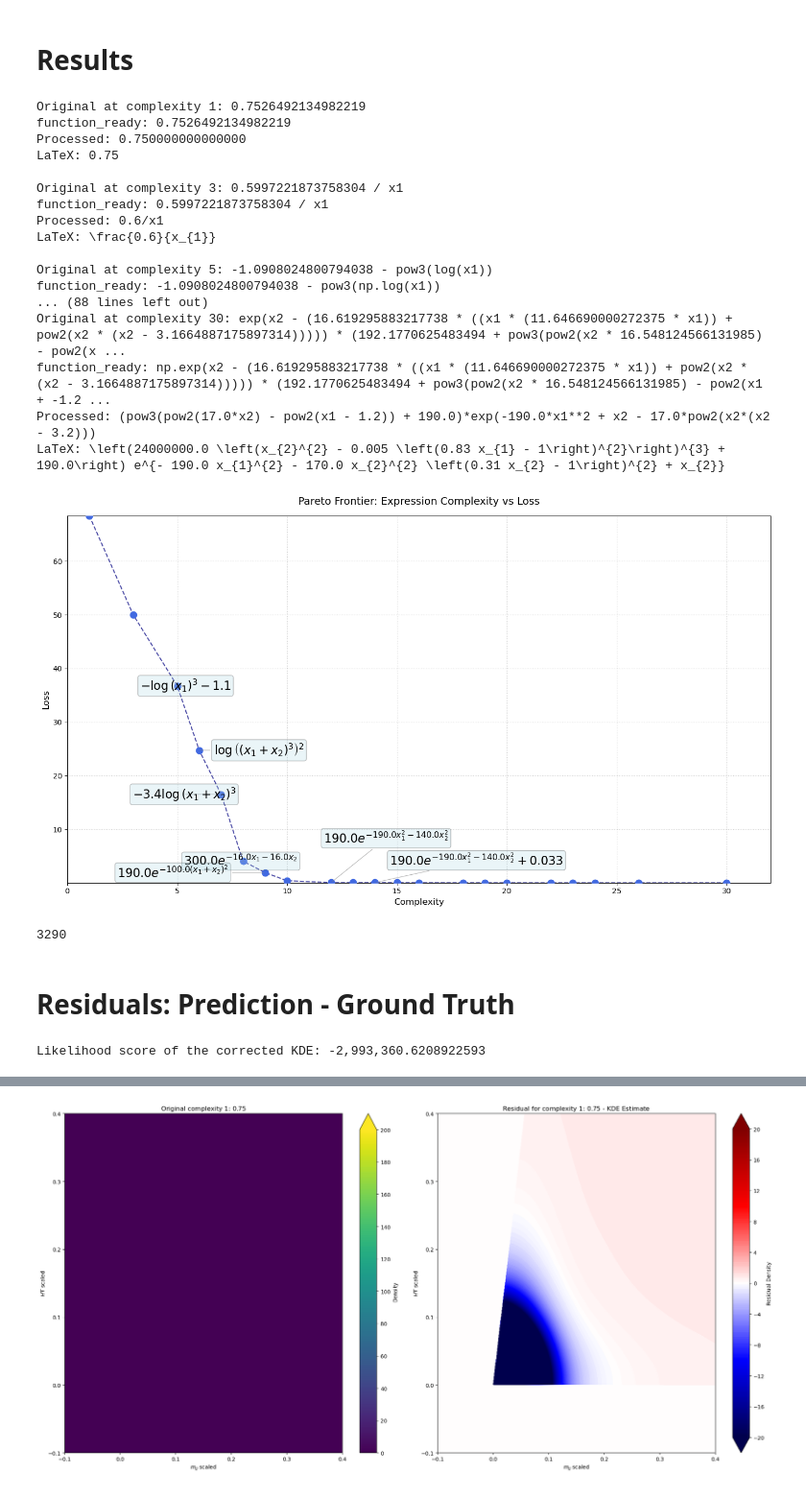
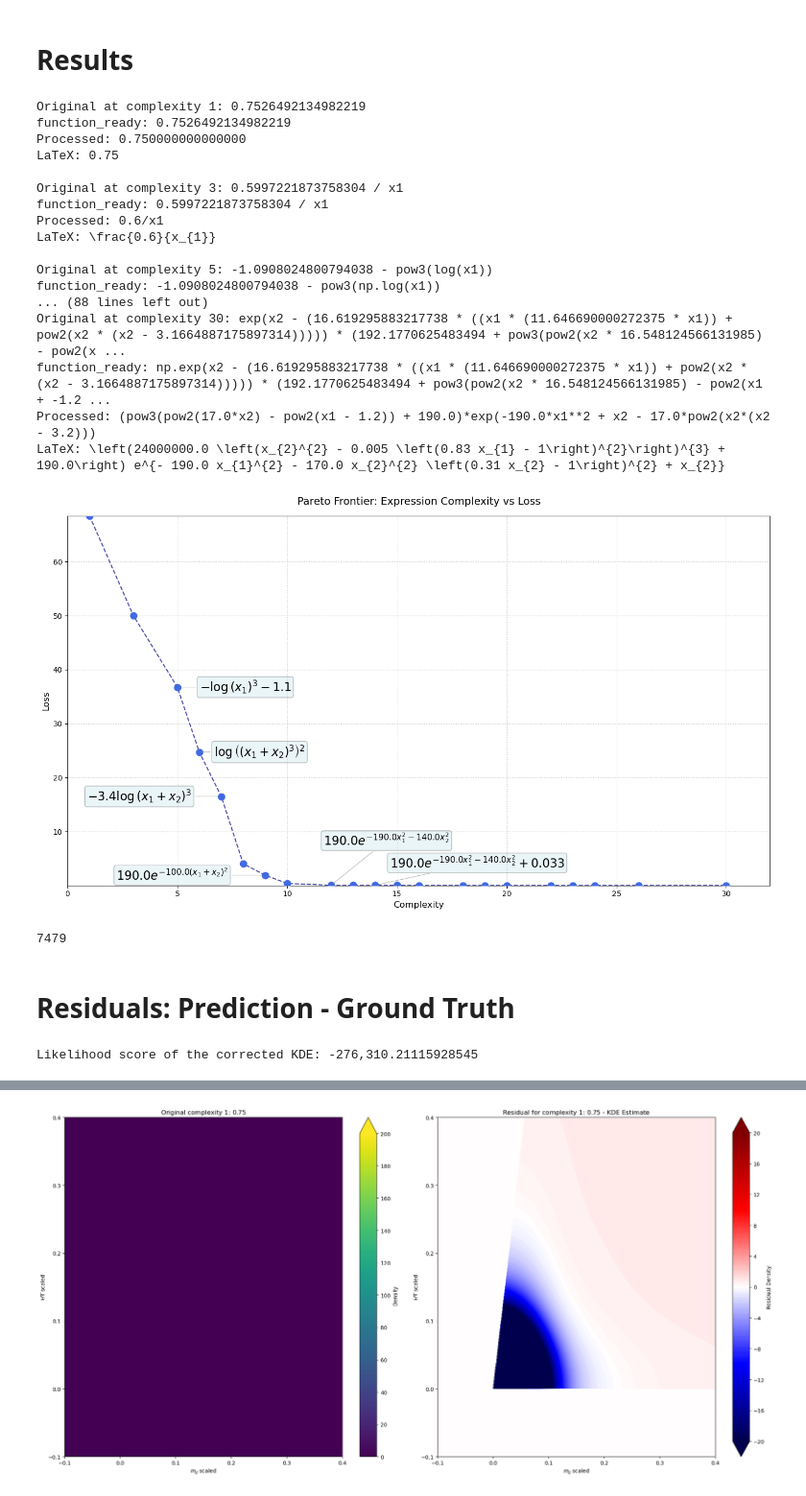
Before and after one commit to Angelo92Git/SymbolicDensityEstimation, a Jupyter notebook: visualization/dijet_visualization.ipynb, the cells around one changed output, grey strips where cells are left out. Shown at 96% size. Saved outputs shown, nothing was run; the diff lists cells and outputs as text; code cells hidden in the pictures.

```diff
--- a/visualization/dijet_visualization.ipynb
+++ b/visualization/dijet_visualization.ipynb
@@ -335,7 +338,7 @@ for id, s in enumerate(raw_equations):
 
 # 6) Manual offsets for clarity
 offsets = [
-    (0, 0), (0, 0), (-50, 0), (20, 0), (-120, 0),
+    (0, 0), (0, 0), (30, 0), (20, 0), (-180, 0),
     (-80, 0), (-200, 0), (0, 0), (-10, 60), (0, 0),
     (20, 30), (0, 0), (0, 0), (0, 0), (0, 0),
     (0, 0), (0, 0), (0, 0), (0, 0), (0, 0),
@@ -354,7 +357,7 @@ fig.subplots_adjust(right=0.75)
 
 
 skip_indices = []
-keep_indices = [3-1, 4-1, 5-1, 6-1, 7-1, 9-1, 11-1, 23-1]
+keep_indices = [3-1, 4-1, 5-1, 7-1, 9-1, 11-1, 23-1]
 # Annotate with MathText labels
 for i, (x, y, lbl, (dx, dy)) in enumerate(zip(complexity, loss, latex_labels, offsets)):
     if i in skip_indices or (i not in keep_indices):
@@ -374,35 +377,35 @@ for i, (x, y, lbl, (dx, dy)) in enumerate(zip(complexity, loss, latex_labels, of
 ax.set_title("Pareto Frontier: Expression Complexity vs Loss", fontsize=14, pad=15)
 ax.set_xlabel("Complexity", fontsize=12)
 ax.set_ylabel("Loss", fontsize=12)
 ax.grid(True, linestyle=':', alpha=0.7)
 ax.tick_params(axis='both', which='major', labelsize=10)
 
 plt.tight_layout()
 plt.show()
 # Explicitly close the figure object
 plt.close()
 # Force the Python garbage collector to clean up memory
 gc.collect()
 # %% [output]
 Original at complexity 1: 0.7526492134982219
 function_ready: 0.7526492134982219
 Processed: 0.750000000000000
 LaTeX: 0.75
 
 Original at complexity 3: 0.5997221873758304 / x1
 function_ready: 0.5997221873758304 / x1
 Processed: 0.6/x1
 LaTeX: \frac{0.6}{x_{1}}
 
 Original at complexity 5: -1.0908024800794038 - pow3(log(x1))
 function_ready: -1.0908024800794038 - pow3(np.log(x1))
 ... (88 lines left out)
 Original at complexity 30: exp(x2 - (16.619295883217738 * ((x1 * (11.646690000272375 * x1)) + pow2(x2 * (x2 - 3.1664887175897314))))) * (192.1770625483494 + pow3(pow2(x2 * 16.548124566131985) - pow2(x ...
 function_ready: np.exp(x2 - (16.619295883217738 * ((x1 * (11.646690000272375 * x1)) + pow2(x2 * (x2 - 3.1664887175897314))))) * (192.1770625483494 + pow3(pow2(x2 * 16.548124566131985) - pow2(x1 + -1.2 ...
 Processed: (pow3(pow2(17.0*x2) - pow2(x1 - 1.2)) + 190.0)*exp(-190.0*x1**2 + x2 - 17.0*pow2(x2*(x2 - 3.2)))
 LaTeX: \left(24000000.0 \left(x_{2}^{2} - 0.005 \left(0.83 x_{1} - 1\right)^{2}\right)^{3} + 190.0\right) e^{- 190.0 x_{1}^{2} - 170.0 x_{2}^{2} \left(0.31 x_{2} - 1\right)^{2} + x_{2}}
-[figure, old version]
+[figure, new version]
-3290
+7479
 # %% [markdown]
 # Residuals: Prediction - Ground Truth
 # %%
@@ -432,10 +435,10 @@ test_samples = np.loadtxt("./data/processed_data/dijet_test_samples.csv", delimi
 
 # For each original grid point, get the value of the reflected functions at that location
 kde_eval_at_samples = interp_kde_at_samples(test_samples)
-likelihood_score = np.sum(np.log(kde_eval_at_samples+1e-130))
+likelihood_score = np.sum(np.log(kde_eval_at_samples+1e-12))
 print(f"Likelihood score of the corrected KDE: {likelihood_score:,}")
 # %% [output]
-Likelihood score of the corrected KDE: -2,993,360.6208922593
+Likelihood score of the corrected KDE: -276,310.21115928545
 # %%
 kde_eval_at_samples = interp_kde_at_samples(test_samples)
 likelihood_score = np.sum(np.log(kde_eval_at_samples+1e-130))
```
Also changed, not shown: parts of 4 cells of this notebook.
